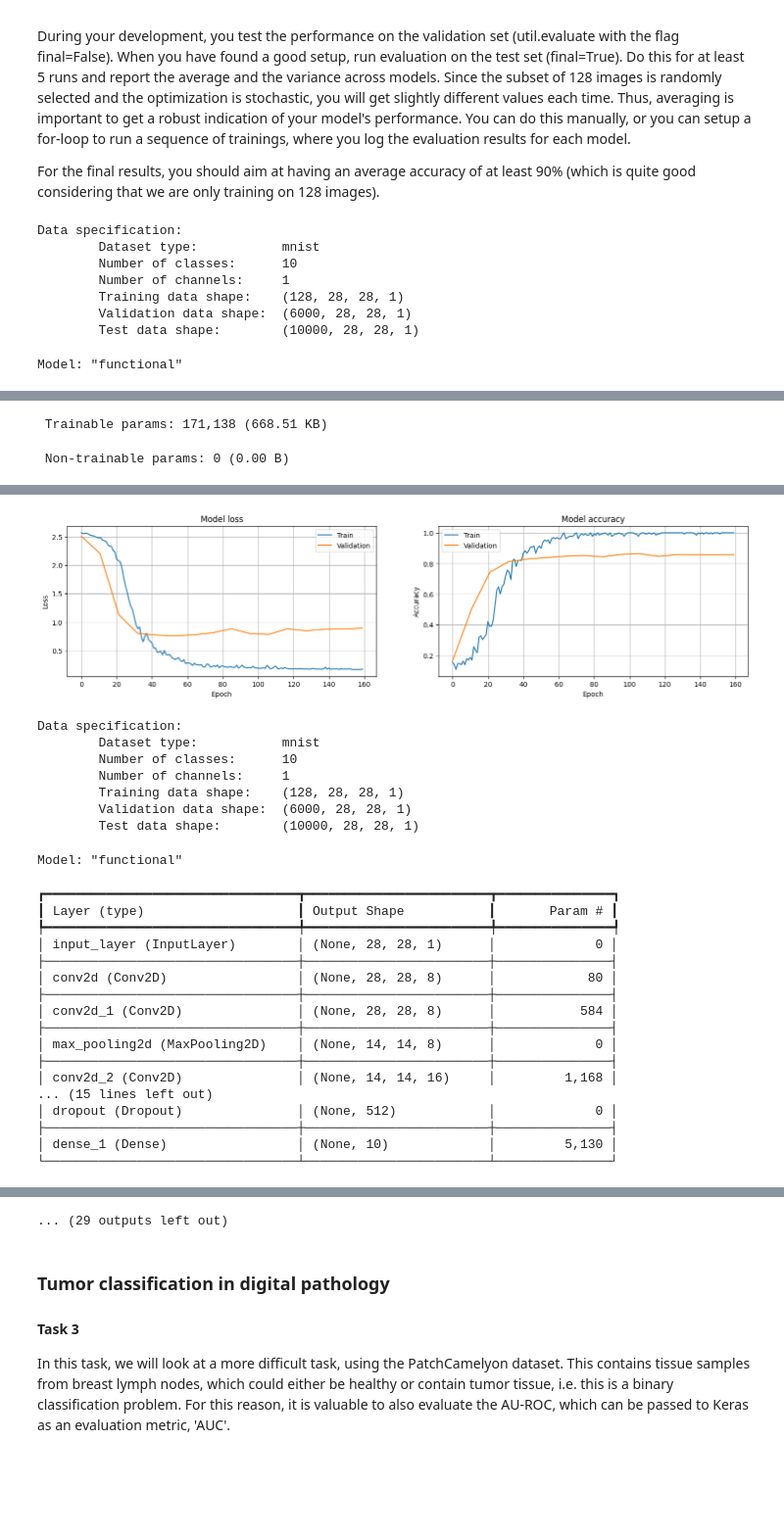
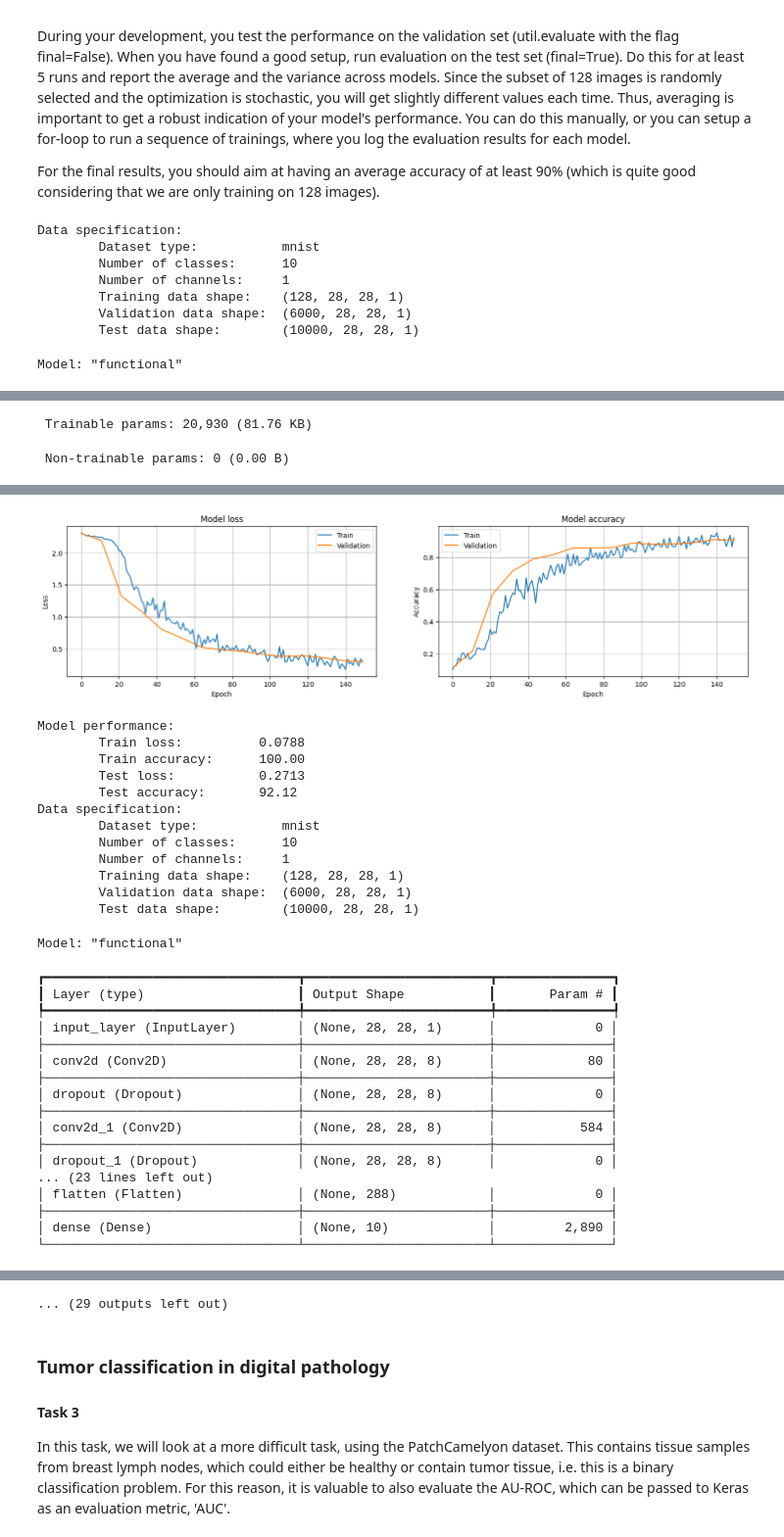
Before and after one commit to RavidElisabeth/TNM112, a Jupyter notebook: Lab02/lab02.ipynb, the cells around one changed output, grey strips where cells are left out. Shown at 98% size. Drawn from its saved outputs; the diff is of its cells as text; code cells hidden in the pictures; blank space fills up the shorter version.

```diff
--- a/Lab02/lab02.ipynb
+++ b/Lab02/lab02.ipynb
@@ -243,23 +244,27 @@ from keras.callbacks import EarlyStopping
 
 
 # A block of convolutional layers followed by max pooling
-def conv_block(x, N, channels, kernel_size, activation, padding='same', weight_decay=0.001):
+def conv_block(x, N, channels, kernel_size, activation, padding='same', weight_decay=0.001, dropout_rate=0.3):
     for i in range(N):
         x = layers.Conv2D(channels, kernel_size=kernel_size, activation=activation, padding=padding, kernel_regularizer=regularizers.l2(weight_decay))(x)
         #x = layers.BatchNormalization()(x)
+        x = layers.Dropout(dropout_rate)(x)  # Add dropout after the convolutions
     return layers.MaxPooling2D(pool_size=(2, 2))(x)
 
-epochs = 600
-batch_size = 128
+epochs = 150
+batch_size = 64
 
-# ------ Added changes to get acc: 90.25% -------
-# * Added weight_decay, 0.001 and 0.0005
-# * Changed epochs from 200 -> 300
-# * Added Drop-out at 0.7
+# ------ Added changes to get acc: 91.17% -------
+# * Weight_decay, 0.00005
+# * epochs: 150
+# * batch_size: 64
+# * drop-out: 0.1 -> 0.2 -> 0.25
+# * datagen: 15 - 0.1 - 0.1 - 0.1 - 0.1
 
 # For setting up averaging over multiple training runs
 K = 5
 acc = np.zeros((K,2))
+
 for k in range(K):
 
     # MNIST with 128 randomly selected training images
@@ -269,16 +274,13 @@ for k in range(K):
     keras.backend.clear_session()
 
     x      = layers.Input(shape=data.x_train.shape[1:])
-    conv1  = conv_block(x, N=2, channels=8, kernel_size=(3,3), activation='relu', padding='same')
-    conv2  = conv_block(conv1, N=2, channels=16, kernel_size=(3,3), activation='relu', padding='same')
-    conv3  = conv_block(conv2, N=2, channels=32, kernel_size=(3,3), activation='relu', padding='same')
 
+    conv1  = conv_block(x, N=2, channels=8, kernel_size=(3,3), activation='relu', padding='same', weight_decay=0.00005, dropout_rate=0.1)
+    conv2  = conv_block(conv1, N=2, channels=16, kernel_size=(3,3), activation='relu', padding='same', weight_decay=0.00005, dropout_rate=0.2)
+    conv3  = conv_block(conv2, N=2, channels=32, kernel_size=(3,3), activation='relu', padding='same', weight_decay=0.00005, dropout_rate=0.25)
     flat1  = layers.Flatten()(conv3)
 
-    dense1 = layers.Dense(512, activation='relu', kernel_regularizer=regularizers.l2(0.0005))(flat1)
-    dense1 = layers.Dropout(0.7)(dense1) # Add dropout (50% dropout rate)
-
-    y = layers.Dense(data.K, activation='softmax')(dense1)
+    y = layers.Dense(data.K, activation='softmax')(flat1)
 
     model = keras.models.Model(inputs=x, outputs=y)
     model.summary()
@@ -286,22 +288,41 @@ for k in range(K):
     opt = keras.optimizers.Adam()
     model.compile(loss='categorical_crossentropy', optimizer=opt, metrics=['accuracy'])
 
+    # Data augmentation
+    datagen = keras.preprocessing.image.ImageDataGenerator(
+        rotation_range=15,
+        width_shift_range=0.1,
+        height_shift_range=0.1,
+        shear_range=0.1,
+        zoom_range=0.1
+    )
+
     # Define Early Stopping
     early_stopping = EarlyStopping(monitor='val_loss',  # Monitor the validation loss (or 'val_accuracy' if you want to monitor accuracy)
-                                  patience=10,         # Number of epochs with no improvement after which training will be stopped
+                                  patience=5,         # Number of epochs with no improvement after which training will be stopped
                                   restore_best_weights=True)  # Whether to restore model weights from the best epoch or the final weights
 
-    log = model.fit(data.x_train, data.y_train_oh, batch_size=batch_size, epochs=epochs,
+    log = model.fit(datagen.flow(data.x_train, data.y_train_oh, batch_size=batch_size), epochs=epochs,
                     validation_data=(data.x_valid, data.y_valid_oh), validation_freq=10,  # We don't need to evaluate at each epoch
                     verbose=True, callbacks=[early_stopping])
 
     util.evaluate(model, data, final=False)
     util.plot_training(log)
 
-# When you are finished with hyper-parameter tuning, you should evaluate
-# your model on the test set, and average over 5 trainings. If you want
-# to do this automatically, you can setup a foor loop and store each evaluation
+    # When you are finished with hyper-parameter tuning, you should evaluate
+    # your model on the test set, and average over 5 trainings. If you want
+    # to do this automatically, you can setup a foor loop and store each evaluation
     acc[k,:] = util.evaluate(model, data, final=True)
+
+# Calculate the average and variance across the 5 runs
+mean_acc = np.mean(acc[:, 1])  # Use the second column for accuracy
+var_acc = np.var(acc[:, 1])    # Use the second column for accuracy
+
+# Print the final results
+print(f"\n")
+print(f"Final Results over {K} runs:")
+print(f"Mean Accuracy: {mean_acc:.4f}")
+print(f"Variance in Accuracy: {var_acc:.4f}")
 # %% [output]
 Data specification:
         Dataset type:           mnist
@@ -332,2 +353,2 @@ Model: "functional"
- Trainable params: 171,138 (668.51 KB)
+ Trainable params: 20,930 (81.76 KB)
  Non-trainable params: 0 (0.00 B)
@@ -351,4 +372,9 @@ Epoch 6/600
-[figure, old version]
+[figure, new version]
+Model performance:
+        Train loss:          0.0788
+        Train accuracy:      100.00
+        Test loss:           0.2713
+        Test accuracy:       92.12
 Data specification:
         Dataset type:           mnist
         Number of classes:      10
@@ -364,13 +390,13 @@ Model: "functional"
 ├─────────────────────────────────┼────────────────────────┼───────────────┤
 │ conv2d (Conv2D)                 │ (None, 28, 28, 8)      │            80 │
 ├─────────────────────────────────┼────────────────────────┼───────────────┤
+│ dropout (Dropout)               │ (None, 28, 28, 8)      │             0 │
+├─────────────────────────────────┼────────────────────────┼───────────────┤
 │ conv2d_1 (Conv2D)               │ (None, 28, 28, 8)      │           584 │
 ├─────────────────────────────────┼────────────────────────┼───────────────┤
-│ max_pooling2d (MaxPooling2D)    │ (None, 14, 14, 8)      │             0 │
+│ dropout_1 (Dropout)             │ (None, 28, 28, 8)      │             0 │
+... (23 lines left out)
+│ flatten (Flatten)               │ (None, 288)            │             0 │
 ├─────────────────────────────────┼────────────────────────┼───────────────┤
-│ conv2d_2 (Conv2D)               │ (None, 14, 14, 16)     │         1,168 │
-... (15 lines left out)
-│ dropout (Dropout)               │ (None, 512)            │             0 │
-├─────────────────────────────────┼────────────────────────┼───────────────┤
-│ dense_1 (Dense)                 │ (None, 10)             │         5,130 │
+│ dense (Dense)                   │ (None, 10)             │         2,890 │
 └─────────────────────────────────┴────────────────────────┴───────────────┘
```
Also changed, not shown: parts of 6 cells of this notebook.
